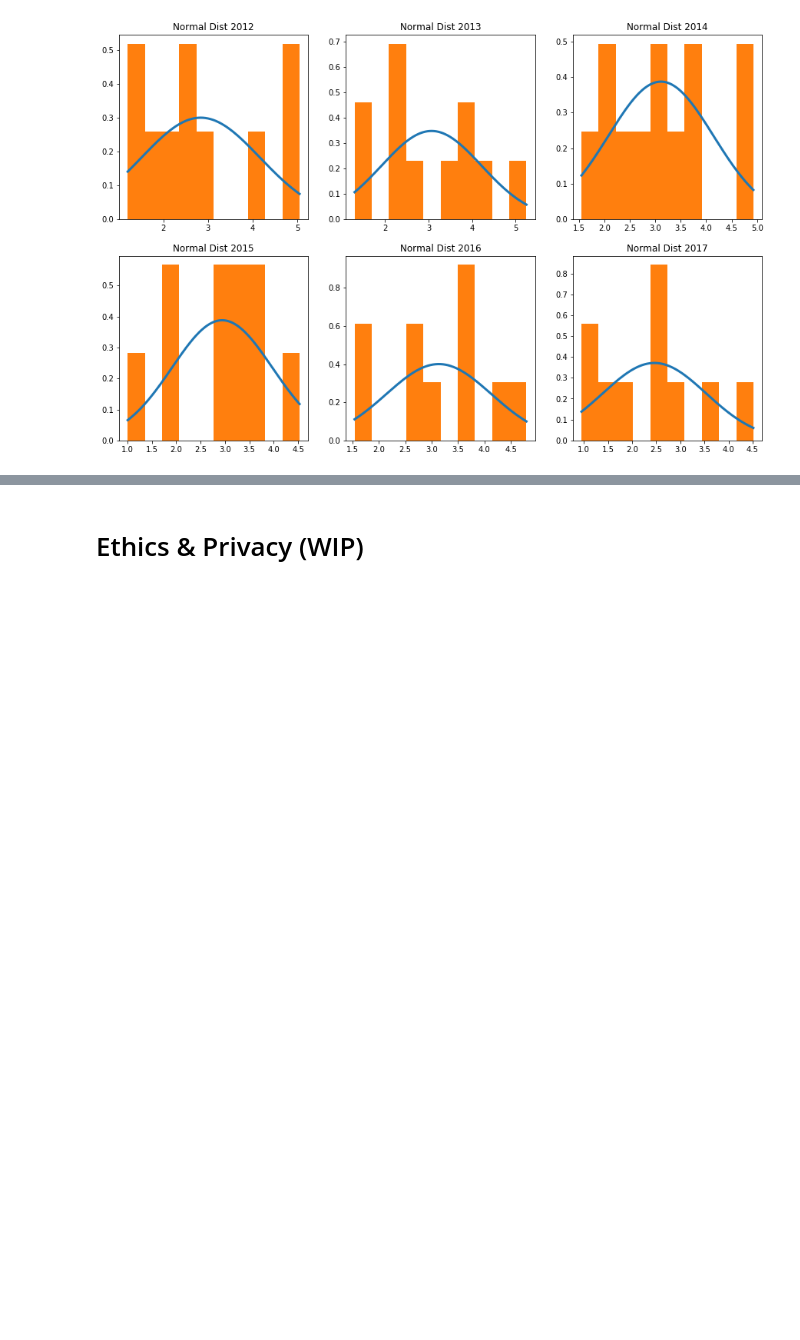
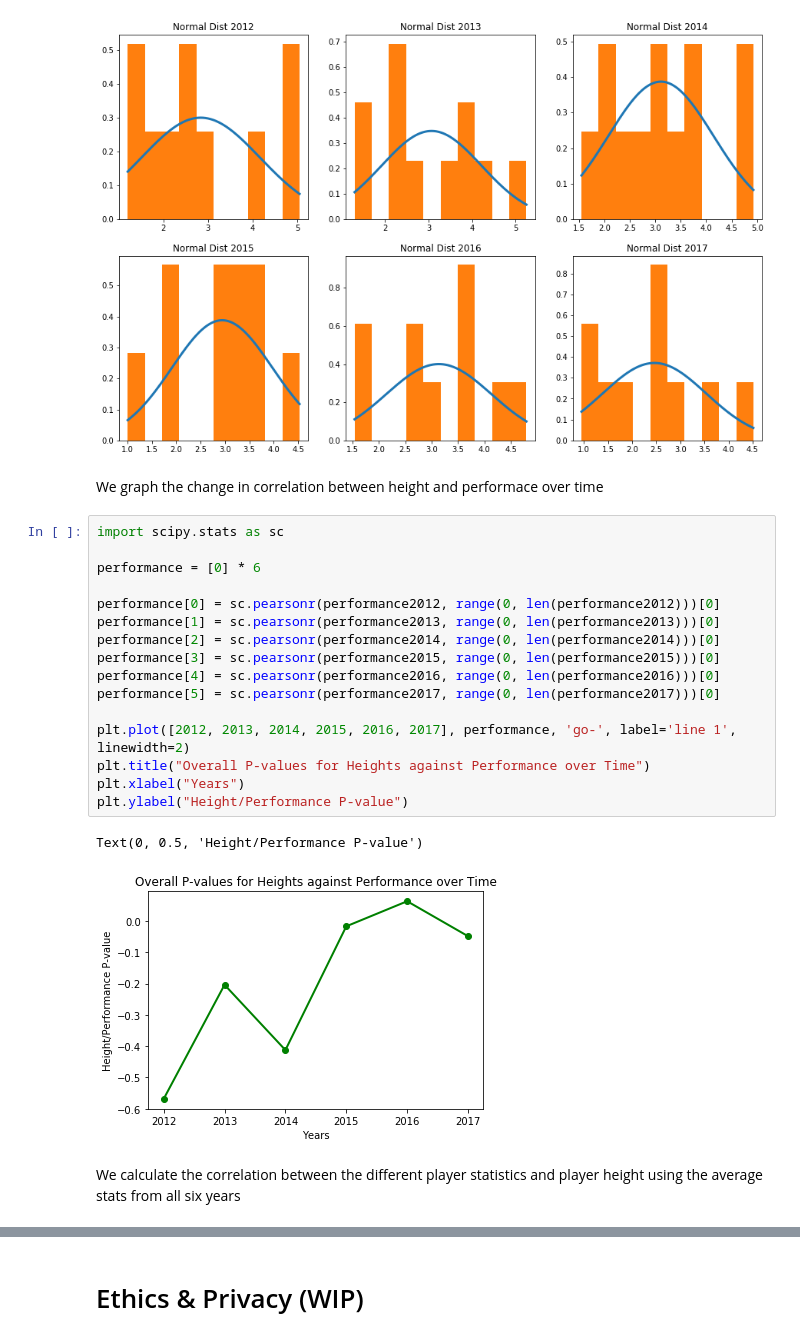
Before and after one commit to jake-garnier/COGS108Project, a Jupyter notebook: FinalProject_group067.ipynb, the cells around one changed output, grey strips where cells are left out. Cells and saved outputs as stored; diff of their text form; blank space fills up the shorter version.

```diff
--- a/FinalProject_group067.ipynb
+++ b/FinalProject_group067.ipynb
@@ -1046,3 +1046,26 @@ plt.legend;
 plt.show()
 # %% [output]
 [figure]
+# %% [markdown]
+We graph the change in correlation between height and performace over time
+# %%
+import scipy.stats as sc
+
+performance = [0] * 6
+
+performance[0] = sc.pearsonr(performance2012, range(0, len(performance2012)))[0]
+performance[1] = sc.pearsonr(performance2013, range(0, len(performance2013)))[0]
+performance[2] = sc.pearsonr(performance2014, range(0, len(performance2014)))[0]
+performance[3] = sc.pearsonr(performance2015, range(0, len(performance2015)))[0]
+performance[4] = sc.pearsonr(performance2016, range(0, len(performance2016)))[0]
+performance[5] = sc.pearsonr(performance2017, range(0, len(performance2017)))[0]
+
+plt.plot([2012, 2013, 2014, 2015, 2016, 2017], performance, 'go-', label='line 1', linewidth=2)
+plt.title("Overall P-values for Heights against Performance over Time")
+plt.xlabel("Years")
+plt.ylabel("Height/Performance P-value")
+# %% [output]
+Text(0, 0.5, 'Height/Performance P-value')
+[figure, added]
+# %% [markdown]
+We calculate the correlation between the different player statistics and player height using the average stats from all six years
```
Also changed, not shown: parts of 3 cells of this notebook.
